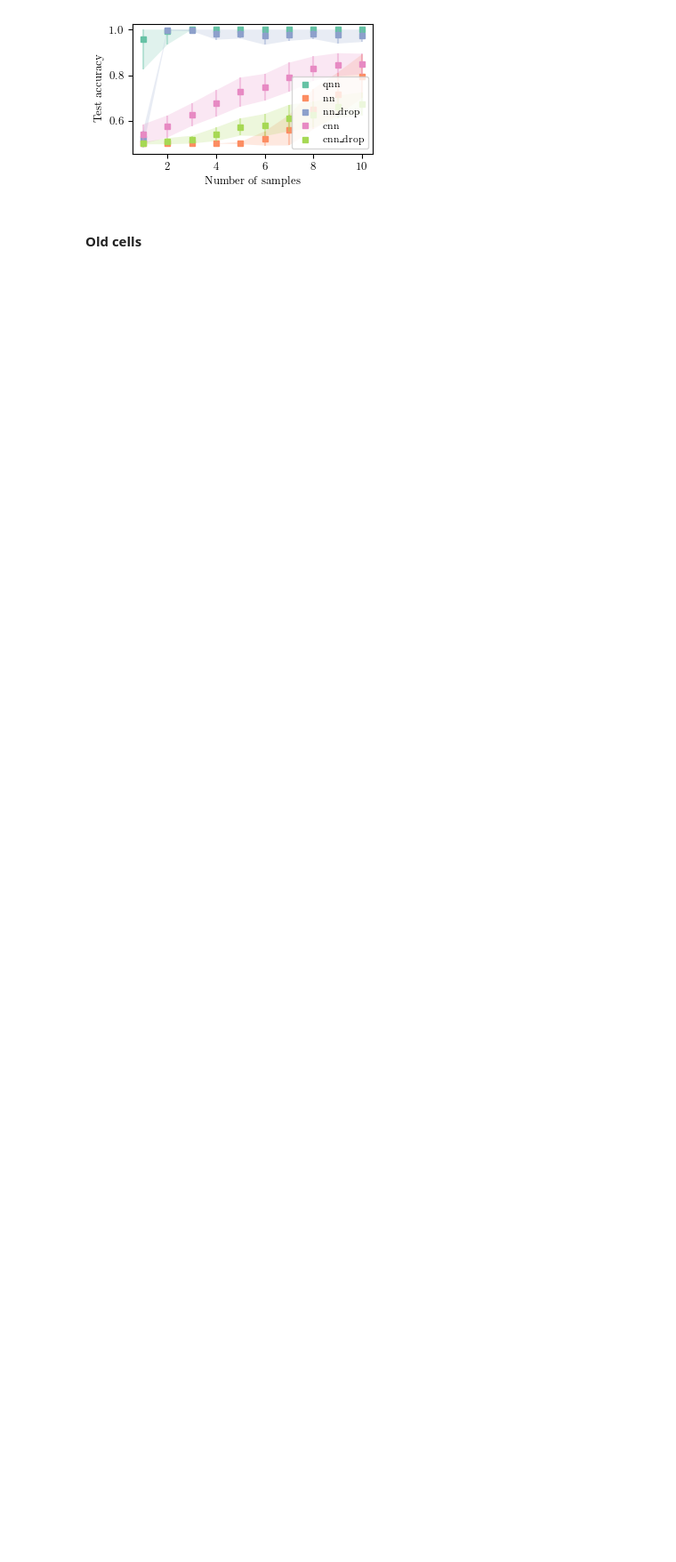
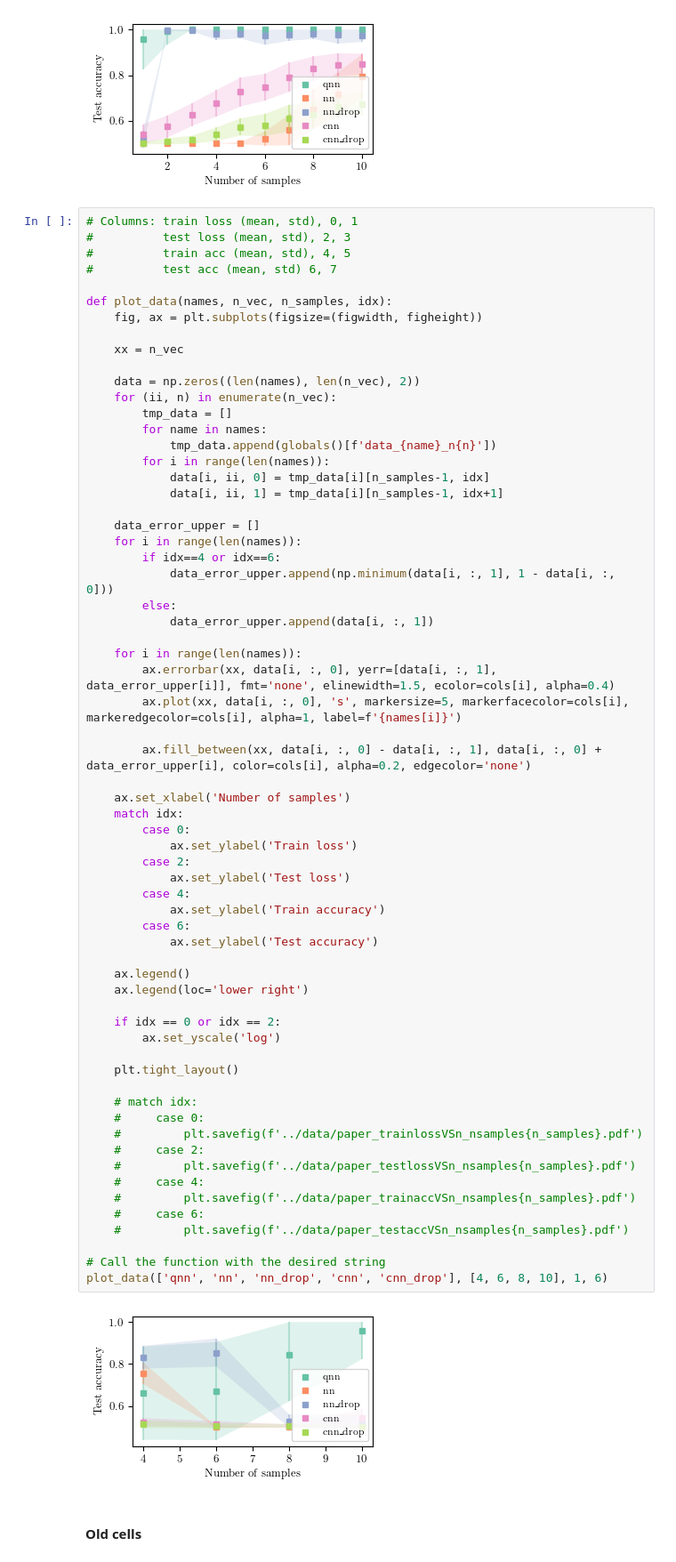
Before and after one commit to Qu-DOS/QuantumPrimer.jl, a Jupyter notebook: notebooks/plot_forrelation_paper.ipynb, the cells around one changed output. Shown at 89% size. Cells and saved outputs as stored; diff of their text form; blank space fills up the shorter version.

Commit message:
Add plot train test vs nsamples

```diff
--- a/notebooks/plot_forrelation_paper.ipynb
+++ b/notebooks/plot_forrelation_paper.ipynb
@@ -174,6 +174,72 @@ def plot_data(names, n, idx):
 plot_data(['qnn', 'nn', 'nn_drop', 'cnn', 'cnn_drop'], '10', 6)
 # %% [output]
 [figure]
+# %%
+# Columns: train loss (mean, std), 0, 1
+#          test loss (mean, std), 2, 3
+#          train acc (mean, std), 4, 5
+#          test acc (mean, std) 6, 7
+
+def plot_data(names, n_vec, n_samples, idx):
+    fig, ax = plt.subplots(figsize=(figwidth, figheight))
+
+    xx = n_vec
+
+    data = np.zeros((len(names), len(n_vec), 2))
+    for (ii, n) in enumerate(n_vec):
+        tmp_data = []
+        for name in names:
+            tmp_data.append(globals()[f'data_{name}_n{n}'])
+        for i in range(len(names)):
+            data[i, ii, 0] = tmp_data[i][n_samples-1, idx]
+            data[i, ii, 1] = tmp_data[i][n_samples-1, idx+1]
+
+    data_error_upper = []
+    for i in range(len(names)):
+        if idx==4 or idx==6:
+            data_error_upper.append(np.minimum(data[i, :, 1], 1 - data[i, :, 0]))
+        else:
+            data_error_upper.append(data[i, :, 1])
+
+    for i in range(len(names)):
+        ax.errorbar(xx, data[i, :, 0], yerr=[data[i, :, 1], data_error_upper[i]], fmt='none', elinewidth=1.5, ecolor=cols[i], alpha=0.4)
+        ax.plot(xx, data[i, :, 0], 's', markersize=5, markerfacecolor=cols[i], markeredgecolor=cols[i], alpha=1, label=f'{names[i]}')
+
+        ax.fill_between(xx, data[i, :, 0] - data[i, :, 1], data[i, :, 0] + data_error_upper[i], color=cols[i], alpha=0.2, edgecolor='none')
+
+    ax.set_xlabel('Number of samples')
+    match idx:
+        case 0:
+            ax.set_ylabel('Train loss')
+        case 2:
+            ax.set_ylabel('Test loss')
+        case 4:
+            ax.set_ylabel('Train accuracy')
+        case 6:
+            ax.set_ylabel('Test accuracy')
+
+    ax.legend()
+    ax.legend(loc='lower right')
+
+    if idx == 0 or idx == 2:
+        ax.set_yscale('log')
+
+    plt.tight_layout()
+
+    # match idx:
+    #     case 0:
+    #         plt.savefig(f'../data/paper_trainlossVSn_nsamples{n_samples}.pdf')
+    #     case 2:
+    #         plt.savefig(f'../data/paper_testlossVSn_nsamples{n_samples}.pdf')
+    #     case 4:
+    #         plt.savefig(f'../data/paper_trainaccVSn_nsamples{n_samples}.pdf')
+    #     case 6:
+    #         plt.savefig(f'../data/paper_testaccVSn_nsamples{n_samples}.pdf')
+
+# Call the function with the desired string
+plot_data(['qnn', 'nn', 'nn_drop', 'cnn', 'cnn_drop'], [4, 6, 8, 10], 1, 6)
+# %% [output]
+[figure, added]
 # %% [markdown]
 #### Old cells
 # %%
```
